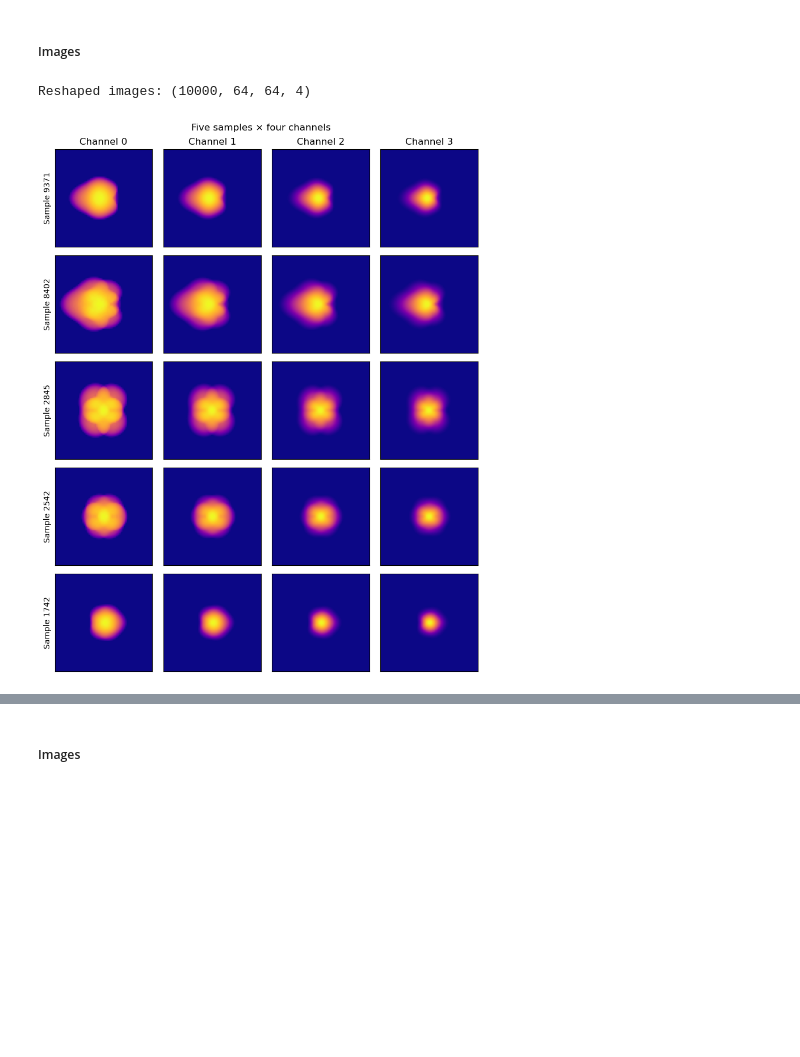
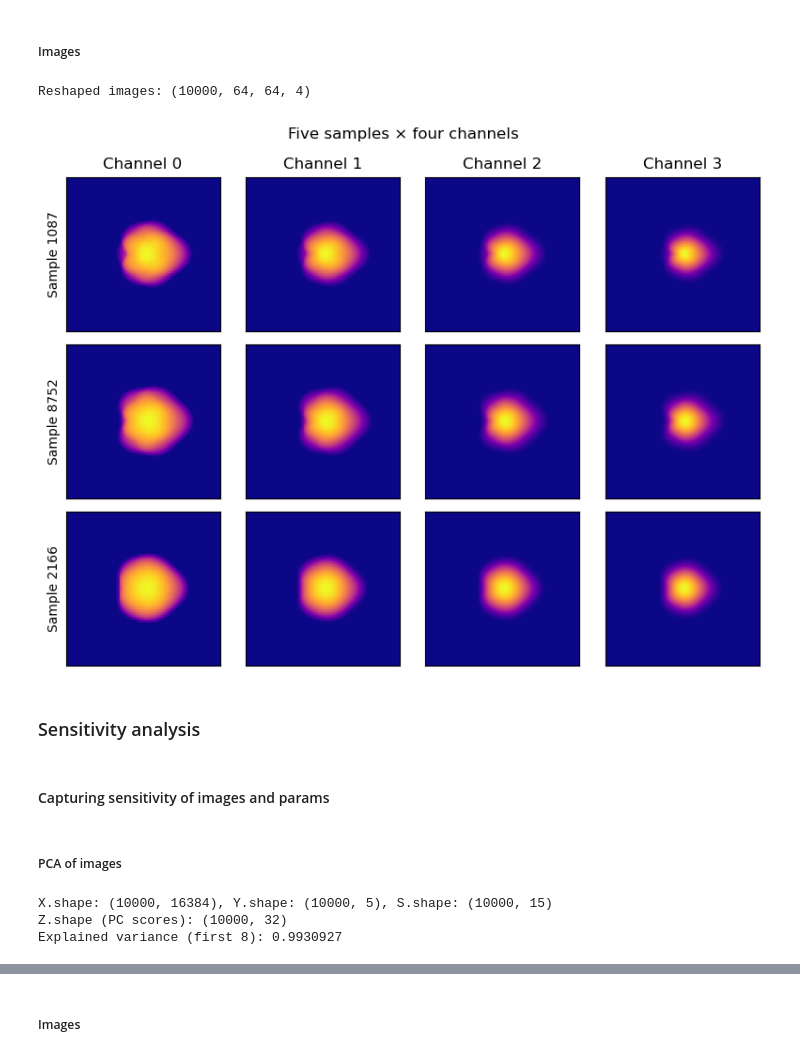
Before and after one commit to lanl/MORPH, a Jupyter notebook: experiments/ft_llnl_jag/icf_data.ipynb, the cells around one changed output, grey strips where cells are left out. Saved outputs shown, nothing was run; the diff lists cells and outputs as text; code cells hidden in the pictures; blank space fills up the shorter version.

```diff
--- a/experiments/ft_llnl_jag/icf_data.ipynb
+++ b/experiments/ft_llnl_jag/icf_data.ipynb
@@ -50,9 +51,9 @@ Results directory: C:\Users\384861\my_github\MORPH\experiments\results
 # Load ICF-JAG-10K dataset
 import os, numpy as np
 
-path_images = os.path.join(dataset_dir, "icf-jag-10k", "jag10K_images.npy")
-path_params = os.path.join(dataset_dir, "icf-jag-10k", "jag10K_params.npy")
-path_scalars = os.path.join(dataset_dir, "icf-jag-10k", "jag10K_0_scalars.npy")
+path_images = os.path.join(HERE, "icf-jag-10k", "jag10K_images.npy")
+path_params = os.path.join(HERE, "icf-jag-10k", "jag10K_params.npy")
+path_scalars = os.path.join(HERE, "icf-jag-10k", "jag10K_0_scalars.npy")
 
 images = np.load(path_images, allow_pickle=False).astype(np.float32)
 params = np.load(path_params, allow_pickle=False).astype(np.float32)
@@ -90,12 +91,15 @@ scalars: min 0.0005003230180591345, max 0.9914026856422424, mean 0.3018499314785
 ##### Scalars and Parameters
 # %%
 from matplotlib import pyplot as plt
-plt.figure(figsize=(6, 4))
-plt.subplot(1,2,1)
-plt.plot(scalars[0:5,:],'-o')
-plt.title('Scalars')
+plt.figure(figsize=(10, 4))
+for i in range(3):
+    plt.subplot(1,2,1)
+    plt.plot(scalars[i,:],'o', label =f'sample {i}')
+    plt.title(f'{scalars.shape[1]} scalars for sample {i}')
+    plt.legend()
 
-plt.subplot(1,2,2)
-plt.plot(params[0:5,:],'-*')
-plt.title('Parameters')
+    plt.subplot(1,2,2)
+    plt.plot(params[i,:],'*', label =f'sample {i}')
+    plt.title(f'{params.shape[1]} Parameters for sample {i}')
+    plt.legend()
 # %% [output]
@@ -110,33 +107,86 @@ plt.plot(params[0,:],'*')
+# %%
+# Visualize the scalars
+import matplotlib.pyplot as plt
+
+n_rows, n_cols = 3, 5
+fig, axes = plt.subplots(n_rows, n_cols, figsize=(20, 10), sharey=True)
+
+for i in range(15):
+    r, c = divmod(i, n_cols)
+    ax = axes[r, c]
+    ax.hist(scalars[:, i], bins=50, alpha=0.7)
+    ax.set_title(f'Scalar {i+1}', fontsize=14)
+    ax.set_xlabel('Value', fontsize=14)
+    if c == 0:
+        ax.set_ylabel('Frequency', fontsize=14)
+
+plt.tight_layout()
+plt.show()
 # %% [markdown]
 ##### Images
 # %%
 import numpy as np
 import matplotlib.pyplot as plt
 
 # If not already reshaped:
 images_reshape = images.reshape(images.shape[0], 64, 64, 4).astype(np.float32)
 print(f"Reshaped images: {images_reshape.shape}")  # (N, 64, 64, 4)
 
 # pick 5 unique samples
-idxs = np.random.choice(images_reshape.shape[0], 5, replace=False)
+idxs = np.random.choice(images_reshape.shape[0], 3, replace=False)
 
 fig, axes = plt.subplots(len(idxs), 4, figsize=(8, 2*len(idxs)))
 
 # handle the case axes is 2D
 for r, idx in enumerate(idxs):
     for c in range(4):
         ax = axes[r, c]
         ax.imshow(images_reshape[idx, :, :, c], cmap='plasma', origin='lower')
         ax.set_xticks([])
         ax.set_yticks([])
         if r == 0:
             ax.set_title(f'Channel {c}')
         if c == 0:
             ax.set_ylabel(f'Sample {idx}')
 
 plt.suptitle('Five samples × four channels')
 plt.tight_layout()
 plt.show()
 # %% [output]
 Reshaped images: (10000, 64, 64, 4)
-[figure, old version]
+[figure, new version]
+# %% [markdown]
+### Sensitivity analysis
+# %% [markdown]
+#### Capturing sensitivity of images and params
+# %% [markdown]
+##### PCA of images
+# %%
+import numpy as np
+from sklearn.linear_model import Ridge
+from sklearn.decomposition import PCA
+import matplotlib.pyplot as plt
+
+N,H,W,C = images_reshape.shape
+X = images_reshape.reshape(N, -1).astype(np.float32)
+Y = params.astype(np.float32)
+S = scalars.astype(np.float32)
+print(f"X.shape: {X.shape}, Y.shape: {Y.shape}, S.shape: {S.shape}")
+
+# standardize X and Y for comparable coefficient scales
+X = (X - X.mean(0)) / (X.std(0) + 1e-8)
+Yz = (Y - Y.mean(0)) / (Y.std(0) + 1e-8)
+Sz = (S - S.mean(0)) / (S.std(0) + 1e-8)
+
+# --- NEW: PCA compress images to PCA components ---
+pca_components = 32
+pca = PCA(n_components=pca_components, svd_solver="randomized", random_state=0)
+Z = pca.fit_transform(X)                    # (N, 10) PCA scores per image
+Zz = (Z - Z.mean(0)) / (Z.std(0) + 1e-8)    # standardize PC scores
+
+print("Z.shape (PC scores):", Z.shape)
+print("Explained variance (first 8):", pca.explained_variance_ratio_.sum())
+# %% [output]
+X.shape: (10000, 16384), Y.shape: (10000, 5), S.shape: (10000, 15)
+Z.shape (PC scores): (10000, 32)
+Explained variance (first 8): 0.9930927
```
Also changed, not shown: parts of 38 cells of this notebook, 12 other files.
